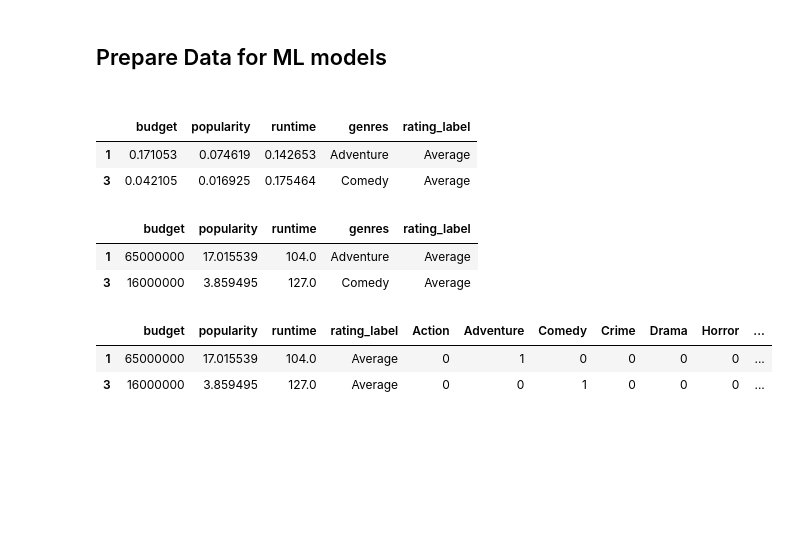
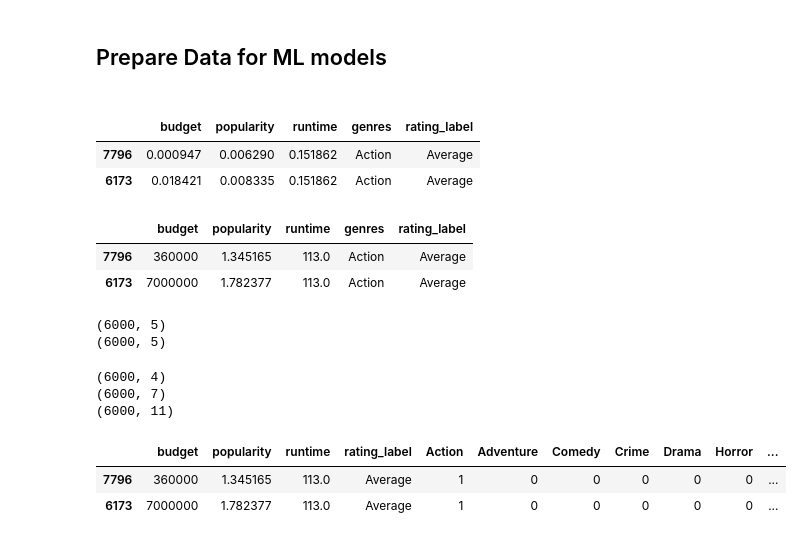
Before and after one commit to Taslim-M/The-Movies-Dataset, a Jupyter notebook: Data_Cleaning_PreProcessing.ipynb, the cells around one changed output. Cells and saved outputs as stored; diff of their text form; code cells hidden in the pictures; blank space fills up the shorter version.

```diff
--- a/Data_Cleaning_PreProcessing.ipynb
+++ b/Data_Cleaning_PreProcessing.ipynb
@@ -347,0 +355,19 @@ df.drop(columns=['rating_label_quartile'],inplace=True)
+# %%
+df_majority = df[df.rating_label =='Average']
+
+df_minority_good = df[df.rating_label =='Good']
+print(df_minority_good.shape)
+
+#Down sample Average
+df_majority_downsampled = resample(df_majority,
+                                 replace=False,    # sample without replacement
+                                 n_samples=2000,     # to match limit
+                                 random_state=123) # reproducible results
+
+# Upsample minority class
+df_minority_good_upsampled = resample(df_minority_good,
+                                 replace=True,     # sample with replacement
+                                 n_samples=2000,    # to match limit
+                                 random_state=123) # reproducible results
+
+df_minority_good_upsampled.shape
@@ -347,0 +377,12 @@ df.drop(columns=['rating_label_quartile'],inplace=True)
+# %%
+df_minority_bad = df[df.rating_label =='Bad']
+print(df_minority_bad.shape)
+
+
+# Upsample minority class
+df_minority_bad_upsampled = resample(df_minority_bad,
+                                 replace=True,     # sample with replacement
+                                 n_samples=2000,    # to match  limit
+                                 random_state=123) # reproducible results
+
+df_minority_bad_upsampled.shape
@@ -347,0 +392,5 @@ df.drop(columns=['rating_label_quartile'],inplace=True)
+# %%
+df = pd.concat([df_majority_downsampled, df_minority_good_upsampled,df_minority_bad_upsampled])
+print('New data set size', df.shape)
+print(df.rating_label.value_counts())
+df.head(2)
@@ -362,8 +420,8 @@ df2.insert(len(df2.columns),'rating_label',df[['rating_label']])
 df2.head(2)
 # %% [output]
 |  | budget | popularity | runtime | genres | rating_label |
-| 1 | 0.171053 | 0.074619 | 0.142653 | Adventure | Average |
-| 3 | 0.042105 | 0.016925 | 0.175464 | Comedy | Average |
+| 7796 | 0.000947 | 0.006290 | 0.151862 | Action | Average |
+| 6173 | 0.018421 | 0.008335 | 0.151862 | Action | Average |
 # %%
 #Rearrange df columns to match format
 cols = ['budget','popularity','runtime','genres','rating_label']
@@ -371,23 +429,34 @@ df = df[cols]
 df.head(2)
 # %% [output]
 |  | budget | popularity | runtime | genres | rating_label |
-| 1 | 65000000 | 17.015539 | 104.0 | Adventure | Average |
-| 3 | 16000000 | 3.859495 | 127.0 | Comedy | Average |
+| 7796 | 360000 | 1.345165 | 113.0 | Action | Average |
+| 6173 | 7000000 | 1.782377 | 113.0 | Action | Average |
+# %%
+print(df.shape)
+print(df2.shape)
+# %% [output]
+(6000, 5)
+(6000, 5)
 # %%
 #the last step of pre-processing, applying one-hot encoding to genres(string) columns
 one_hot = pd.get_dummies(df['genres'])
 
 df.drop(columns=['genres'],inplace=True)
 df2.drop(columns=['genres'],inplace=True)
+print(df.shape)
+print(one_hot.shape)
+df = pd.concat([df,one_hot], axis=1)
+df2 = pd.concat([df2,one_hot],axis=1)
 
-df = df.join(one_hot)
-df2 = df2.join(one_hot)
-
+print(df.shape)
 df.head(2)
 # %% [output]
+(6000, 4)
+(6000, 7)
+(6000, 11)
 |  | budget | popularity | runtime | rating_label | Action | Adventure | Comedy | Crime | Drama | Horror | ... |
-| 1 | 65000000 | 17.015539 | 104.0 | Average | 0 | 1 | 0 | 0 | 0 | 0 | ... |
-| 3 | 16000000 | 3.859495 | 127.0 | Average | 0 | 0 | 1 | 0 | 0 | 0 | ... |
+| 7796 | 360000 | 1.345165 | 113.0 | Average | 1 | 0 | 0 | 0 | 0 | 0 | ... |
+| 6173 | 7000000 | 1.782377 | 113.0 | Average | 1 | 0 | 0 | 0 | 0 | 0 | ... |
 # %%
 cols_final =['budget', 'popularity', 'runtime', 'Action','Adventure', 'Comedy', 'Crime', 'Drama', 'Horror', 'Thriller','rating_label']
 df = df.reindex(columns=cols_final)
```
Also changed, not shown: parts of 8 cells of this notebook, 8 other files.
